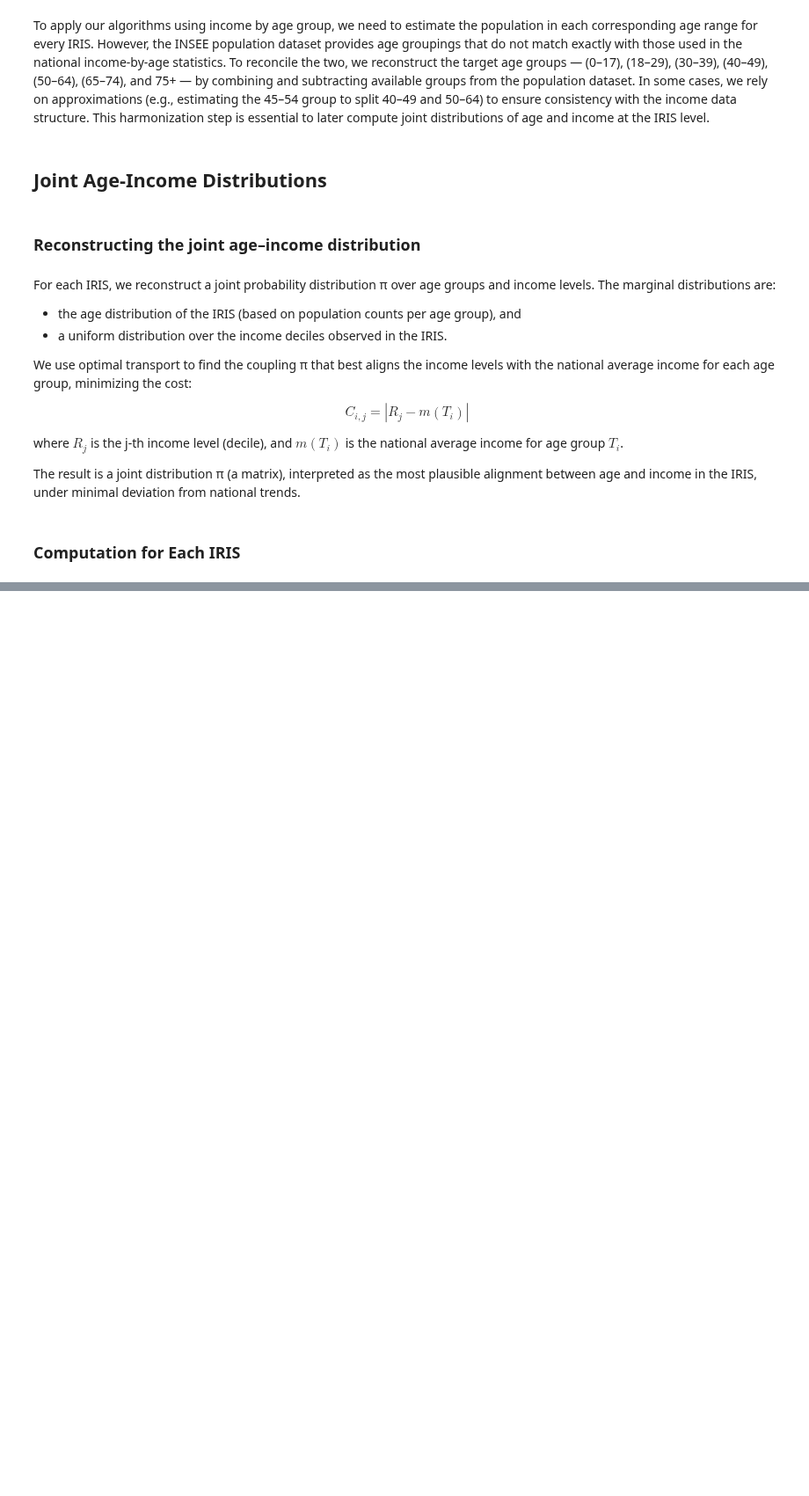
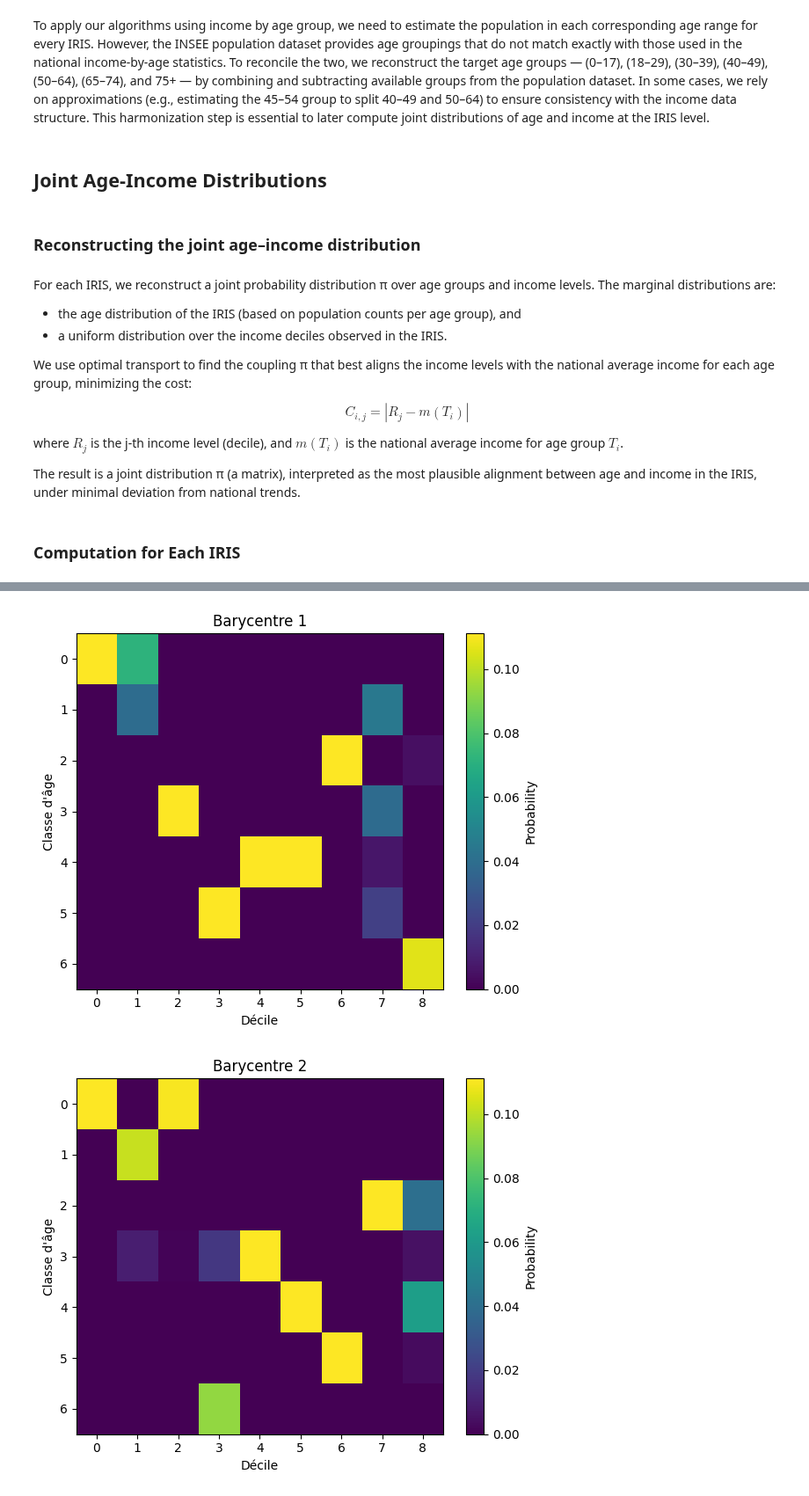
Before and after one commit to moranenzo/ML-Wasserstein, a Jupyter notebook: notebooks/IRISxAGE.ipynb, the cells around one changed output, grey strips where cells are left out. Shown at 88% size. Drawn from its saved outputs; the diff is of its cells as text; code cells hidden in the pictures; blank space fills up the shorter version.

Commit message:
Detail clustering algo

```diff
--- a/notebooks/IRISxAGE.ipynb
+++ b/notebooks/IRISxAGE.ipynb
@@ -200,0 +331,3 @@ joint_distributions = np.stack(joint_distributions)
+# %%
+for i in range(n_clusters):
+    print(len(np.where(assignments == i)[0]))
@@ -207,0 +368,10 @@ assignments, barycenters = wbarycenter_clustering_nd(
+# %%
+for i, b in enumerate(barycenters):
+    print(f"--- Barycentre {i} ---")
+    print(f"Shape: {b.shape}")
+    print(f"Min: {b.min():.2e}")
+    print(f"Max: {b.max():.2e}")
+    print(f"Sum: {b.sum():.6f}")
+    print(f"Contains NaN: {np.isnan(b).any()}")
+    print(f"Zero elements: {np.sum(b == 0)} / {b.size}")
+    print()
@@ -207,0 +394,13 @@ assignments, barycenters = wbarycenter_clustering_nd(
+# %%
+for i, barycenter in enumerate(barycenters):
+    plt.figure(figsize=(6, 5))
+    plt.imshow(barycenter, cmap='viridis', aspect='auto')
+    plt.colorbar(label="Probability")
+    plt.title(f"Barycentre {i+1}")
+    plt.xlabel("Décile")
+    plt.ylabel("Classe d'âge")
+    plt.tight_layout()
+    plt.show()
+# %% [output]
+[figure, added]
+[figure, added]
```
Also changed, not shown: parts of 9 cells of this notebook.
